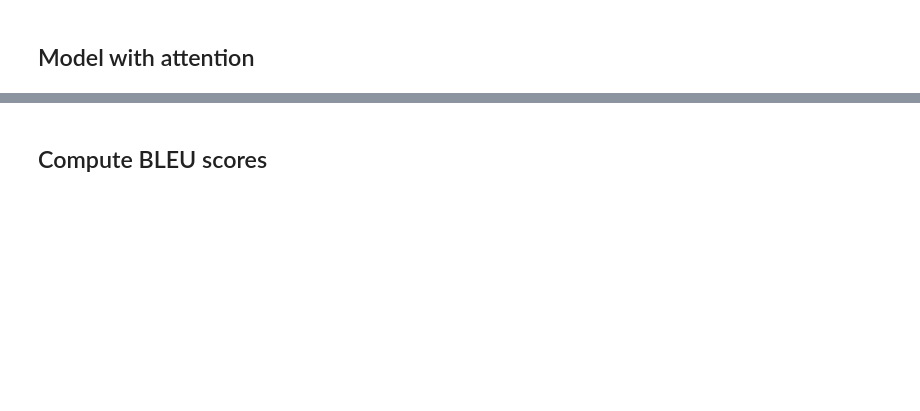
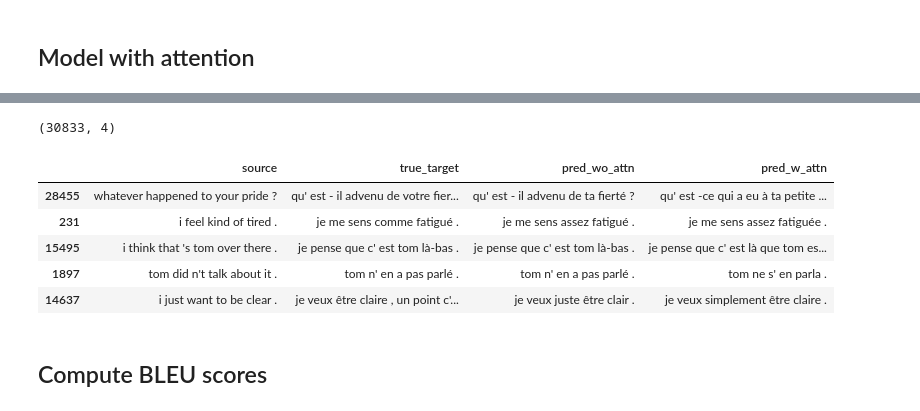
Before and after one commit to Runze/seq2seq-translation-attention, a Jupyter notebook: translate-keras.ipynb, the cells around one changed output, grey strips where cells are left out. Drawn from its saved outputs; the diff is of its cells as text; code cells hidden in the pictures; blank space fills up the shorter version.

```diff
--- a/translate-keras.ipynb
+++ b/translate-keras.ipynb
@@ -792,0 +845,26 @@ True:           je ne supporte pas de voir des animaux être taquinés .
+# %%
+# Combine the two models' predictions
+y_val_pred_wo_attn = pickle.load(open(os.path.join(data_path, 'translate-pred_wo_attn.pkl'), 'rb'))
+y_val_pred_w_attn = pickle.load(open(os.path.join(data_path, 'translate-pred_w_attn.pkl'), 'rb'))
+
+y_val_true_vs_pred = pd.DataFrame({
+    'source': [' '.join(s) for s in X_val],
+    'true_target': [' '.join(s) for s in y_val],
+    'pred_wo_attn': y_val_pred_wo_attn,
+    'pred_w_attn': y_val_pred_w_attn
+})
+y_val_true_vs_pred.shape
+# %% [output]
+(30833, 4)
+# %%
+# Sample 20 to review
+y_val_true_vs_pred_samp = y_val_true_vs_pred.sample(20, random_state=0)
+y_val_true_vs_pred_samp = y_val_true_vs_pred_samp[['source', 'true_target', 'pred_wo_attn', 'pred_w_attn']]
+y_val_true_vs_pred_samp.head()
+# %% [output]
+|  | source | true_target | pred_wo_attn | pred_w_attn |
+| 28455 | whatever happened to your pride ? | qu' est - il advenu de votre fier... | qu' est - il advenu de ta fierté ? | qu' est -ce qui a eu à ta petite ... |
+| 231 | i feel kind of tired . | je me sens comme fatigué . | je me sens assez fatigué . | je me sens assez fatiguée . |
+| 15495 | i think that 's tom over there . | je pense que c' est tom là-bas . | je pense que c' est tom là-bas . | je pense que c' est là que tom es... |
+| 1897 | tom did n't talk about it . | tom n' en a pas parlé . | tom n' en a pas parlé . | tom ne s' en parla . |
+| 14637 | i just want to be clear . | je veux être claire , un point c'... | je veux juste être clair . | je veux simplement être claire . |
```
Also changed, not shown: parts of 53 cells of this notebook.
